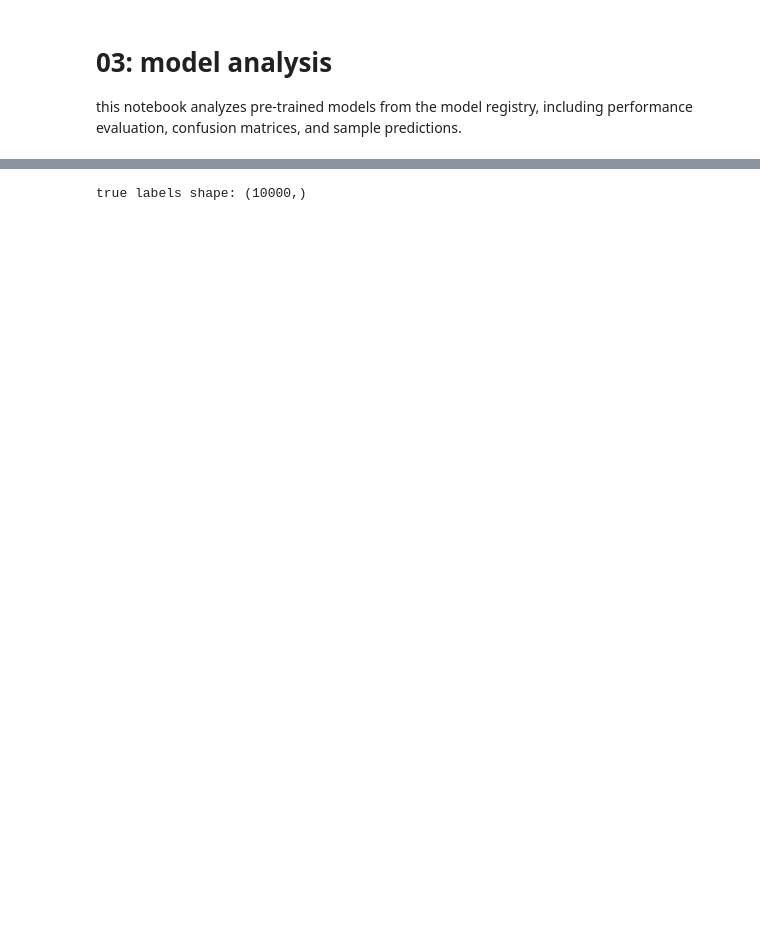
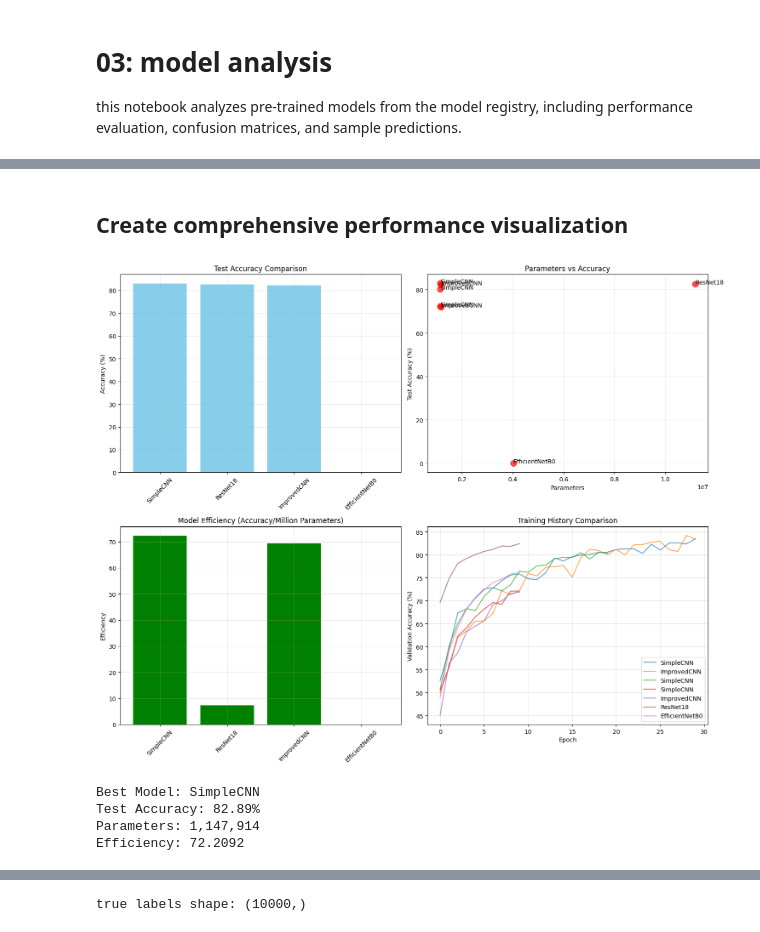
Before and after one commit to ruskaruma/microvision, a Jupyter notebook: notebooks/03_model_analysis.ipynb, the cells around one changed output, grey strips where cells are left out. Cells and saved outputs as stored; diff of their text form; code cells hidden in the pictures; blank space fills up the shorter version.

```diff
--- a/notebooks/03_model_analysis.ipynb
+++ b/notebooks/03_model_analysis.ipynb
@@ -174,0 +31,17 @@ if simple_model is not None and improved_model is not None:
+# %%
+print("Loading trained models from registry...")
+model_info = registry.list_models()
+print(f"Found {len(model_info)} trained models")
+models_data = []
+for model_id, info in model_info.items():
+    models_data.append({
+        'model_id': model_id,
+        'model_name': info['model_name'],
+        'created_at': info['created_at'],
+        'parameters': info['parameters'],
+        'best_val_acc': max(info['history']['val_acc']) if 'history' in info else 0
+    })
+
+models_df = pd.DataFrame(models_data)
+print("\nTrained Models Summary:")
+print(models_df.to_string(index=False))
@@ -174,0 +131,45 @@ if simple_model is not None and improved_model is not None:
+# %% [markdown]
+## Create comprehensive performance visualization
+# %%
+fig, axes = plt.subplots(2, 2, figsize=(15, 12))
+axes[0,0].bar(results_df['model_name'], results_df['test_accuracy'], color='skyblue')
+axes[0,0].set_title('Test Accuracy Comparison')
+axes[0,0].set_ylabel('Accuracy (%)')
+axes[0,0].tick_params(axis='x', rotation=45)
+axes[0,0].grid(True, alpha=0.3)
+axes[0,1].scatter(results_df['parameters'], results_df['test_accuracy'],
+                 s=100, alpha=0.7, c='red')
+for i, model in enumerate(results_df['model_name']):
+    axes[0,1].annotate(model, (results_df['parameters'].iloc[i], results_df['test_accuracy'].iloc[i]))
+axes[0,1].set_xlabel('Parameters')
+axes[0,1].set_ylabel('Test Accuracy (%)')
+axes[0,1].set_title('Parameters vs Accuracy')
+axes[0,1].grid(True, alpha=0.3)
+axes[1,0].bar(results_df['model_name'], results_df['efficiency'], color='green')
+axes[1,0].set_title('Model Efficiency (Accuracy/Million Parameters)')
+axes[1,0].set_ylabel('Efficiency')
+axes[1,0].tick_params(axis='x', rotation=45)
+axes[1,0].grid(True, alpha=0.3)
+axes[1,1].set_title('Training History Comparison')
+for model_id, info in model_info.items():
+    if 'history' in info and 'val_acc' in info['history']:
+        history = info['history']
+        axes[1,1].plot(history['val_acc'], label=info['model_name'], alpha=0.7)
+axes[1,1].set_xlabel('Epoch')
+axes[1,1].set_ylabel('Validation Accuracy (%)')
+axes[1,1].legend()
+axes[1,1].grid(True, alpha=0.3)
+
+plt.tight_layout()
+plt.show()
+best_model = results_df.iloc[0]
+print(f"\nBest Model: {best_model['model_name']}")
+print(f"Test Accuracy: {best_model['test_accuracy']:.2f}%")
+print(f"Parameters: {best_model['parameters']:,}")
+print(f"Efficiency: {best_model['efficiency']:.4f}")
+# %% [output]
+[figure, added]
+Best Model: SimpleCNN
+Test Accuracy: 82.89%
+Parameters: 1,147,914
+Efficiency: 72.2092
```
Also changed, not shown: parts of 25 cells of this notebook, 8 other files.
